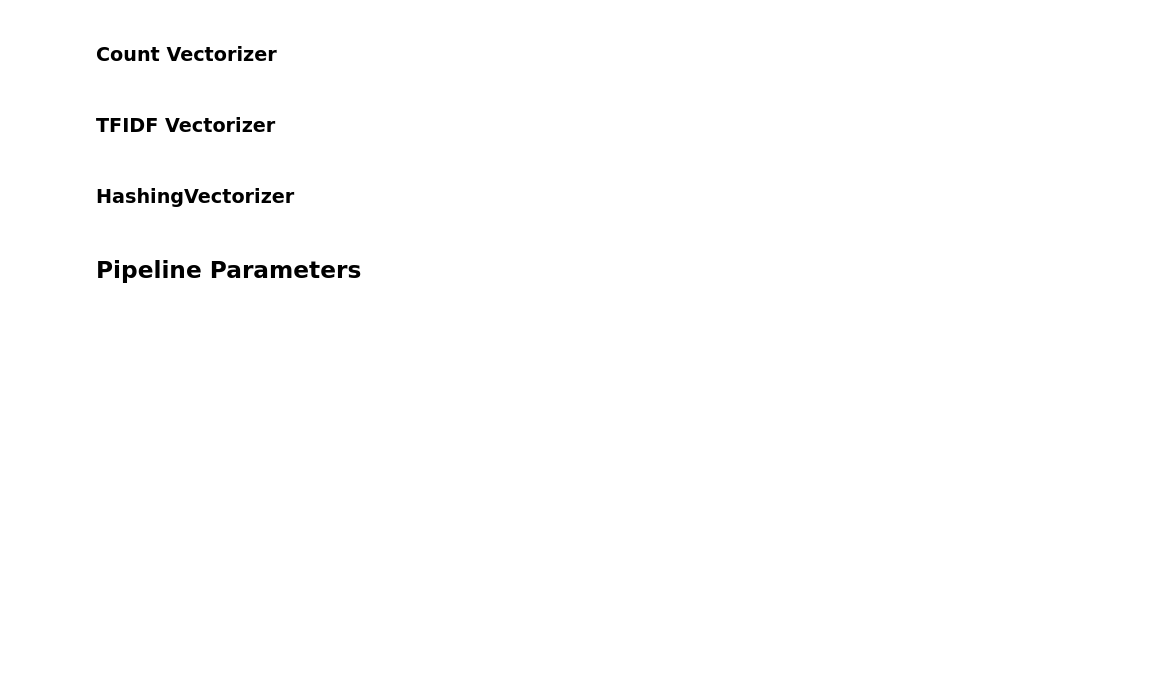
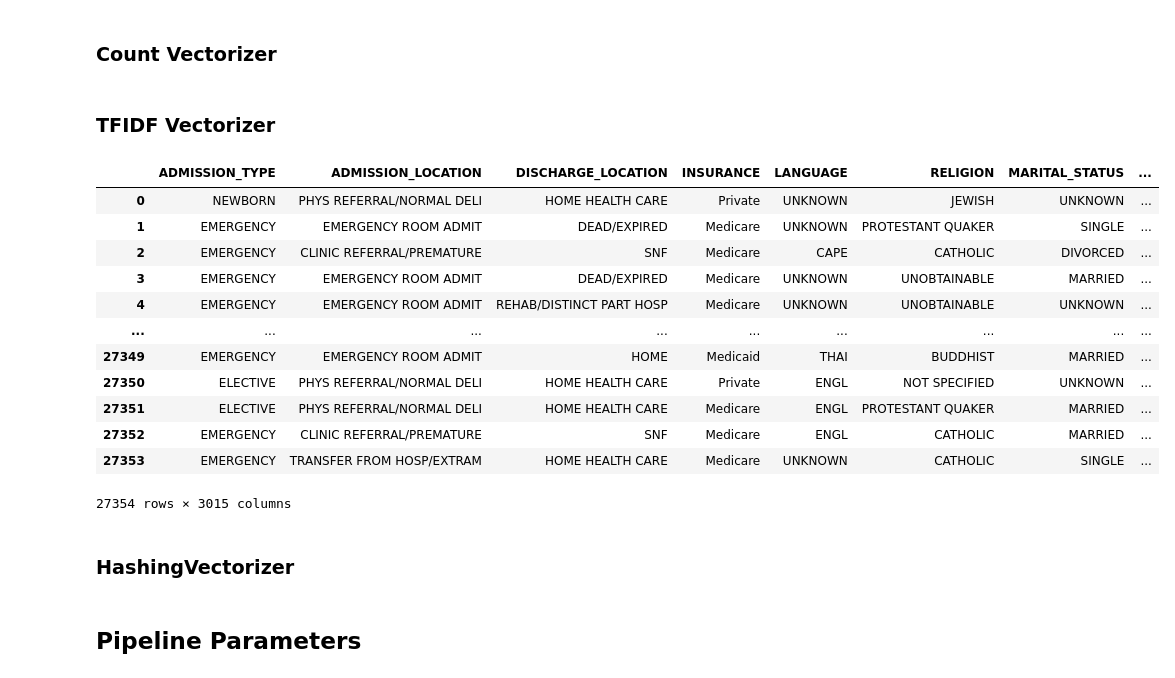
Before and after one commit to arthurk2323/hospital_readmissions_nlp, a Jupyter notebook: 02_Modeling_v1.ipynb, the cells around one changed output. Drawn from its saved outputs; the diff is of its cells as text; code cells hidden in the pictures; blank space fills up the shorter version.

```diff
--- a/02_Modeling_v1.ipynb
+++ b/02_Modeling_v1.ipynb
@@ -142,6 +195,22 @@ count_train_1, count_val_1, count_test_1, count_train_2, count_val_2, count_test
 tfvec = TfidfVectorizer(stop_words=sw, token_pattern=pattern, max_features=max_features)
 # %%
 tfidf_train_1, tfidf_val_1, tfidf_test_1, tfidf_train_2, tfidf_val_2, tfidf_test_2 = vectorizing(tfvec, X_train, X_val, X_test)
+# %%
+tfidf_train_2
+# %% [output]
+|  | ADMISSION_TYPE | ADMISSION_LOCATION | DISCHARGE_LOCATION | INSURANCE | LANGUAGE | RELIGION | MARITAL_STATUS | ... |
+| 0 | NEWBORN | PHYS REFERRAL/NORMAL DELI | HOME HEALTH CARE | Private | UNKNOWN | JEWISH | UNKNOWN | ... |
+| 1 | EMERGENCY | EMERGENCY ROOM ADMIT | DEAD/EXPIRED | Medicare | UNKNOWN | PROTESTANT QUAKER | SINGLE | ... |
+| 2 | EMERGENCY | CLINIC REFERRAL/PREMATURE | SNF | Medicare | CAPE | CATHOLIC | DIVORCED | ... |
+| 3 | EMERGENCY | EMERGENCY ROOM ADMIT | DEAD/EXPIRED | Medicare | UNKNOWN | UNOBTAINABLE | MARRIED | ... |
+| 4 | EMERGENCY | EMERGENCY ROOM ADMIT | REHAB/DISTINCT PART HOSP | Medicare | UNKNOWN | UNOBTAINABLE | UNKNOWN | ... |
+| ... | ... | ... | ... | ... | ... | ... | ... | ... |
+| 27349 | EMERGENCY | EMERGENCY ROOM ADMIT | HOME | Medicaid | THAI | BUDDHIST | MARRIED | ... |
+| 27350 | ELECTIVE | PHYS REFERRAL/NORMAL DELI | HOME HEALTH CARE | Private | ENGL | NOT SPECIFIED | UNKNOWN | ... |
+| 27351 | ELECTIVE | PHYS REFERRAL/NORMAL DELI | HOME HEALTH CARE | Medicare | ENGL | PROTESTANT QUAKER | MARRIED | ... |
+| 27352 | EMERGENCY | CLINIC REFERRAL/PREMATURE | SNF | Medicare | ENGL | CATHOLIC | MARRIED | ... |
+| 27353 | EMERGENCY | TRANSFER FROM HOSP/EXTRAM | HOME HEALTH CARE | Medicare | UNKNOWN | CATHOLIC | SINGLE | ... |
+27354 rows × 3015 columns
 # %% [markdown]
 ### HashingVectorizer
 # %%
```
Also changed, not shown: parts of 19 cells of this notebook, 1 other file.
